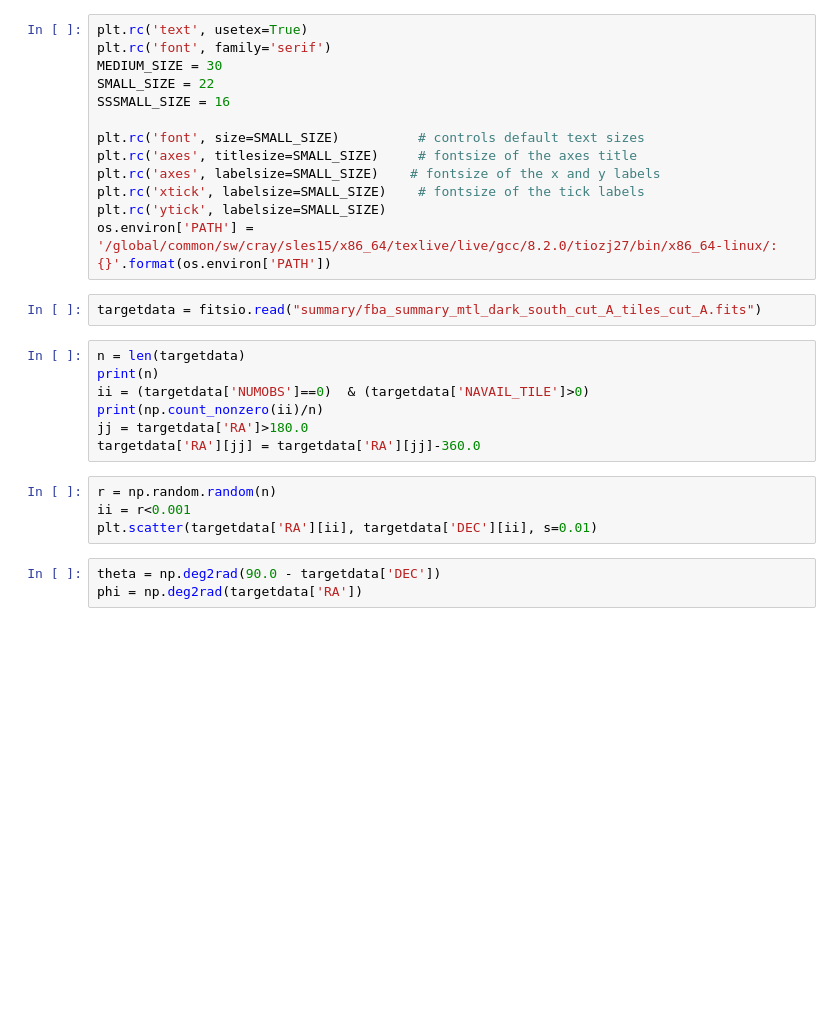
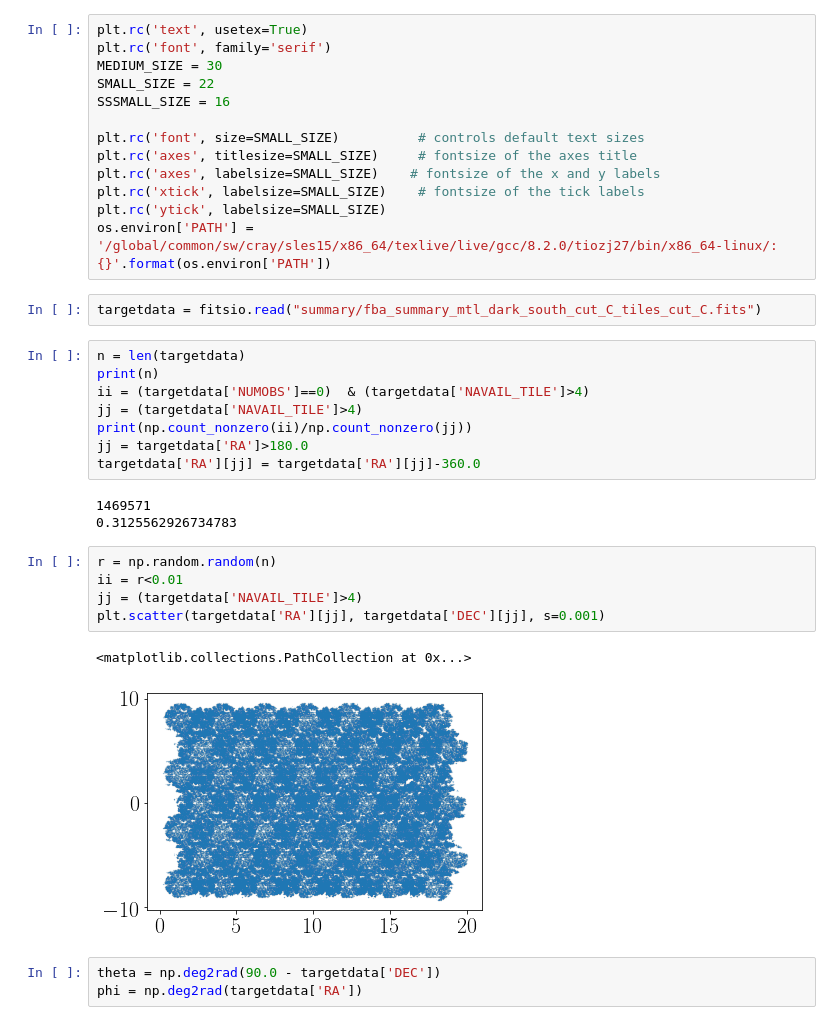
Before and after one commit to forero/SandboxDESI, a Jupyter notebook: fba_paper/neighbors_stats.ipynb, the cells around one changed output. Cells and saved outputs as stored; diff of their text form; blank space fills up the shorter version.

```diff
--- a/fba_paper/neighbors_stats.ipynb
+++ b/fba_paper/neighbors_stats.ipynb
@@ -18,18 +19,26 @@ plt.rc('xtick', labelsize=SMALL_SIZE)    # fontsize of the tick labels
 plt.rc('ytick', labelsize=SMALL_SIZE)
 os.environ['PATH'] = '/global/common/sw/cray/sles15/x86_64/texlive/live/gcc/8.2.0/tiozj27/bin/x86_64-linux/:{}'.format(os.environ['PATH'])
 # %%
-targetdata = fitsio.read("summary/fba_summary_mtl_dark_south_cut_A_tiles_cut_A.fits")
+targetdata = fitsio.read("summary/fba_summary_mtl_dark_south_cut_C_tiles_cut_C.fits")
 # %%
 n = len(targetdata)
 print(n)
-ii = (targetdata['NUMOBS']==0)  & (targetdata['NAVAIL_TILE']>0)
-print(np.count_nonzero(ii)/n)
+ii = (targetdata['NUMOBS']==0)  & (targetdata['NAVAIL_TILE']>4)
+jj = (targetdata['NAVAIL_TILE']>4)
+print(np.count_nonzero(ii)/np.count_nonzero(jj))
 jj = targetdata['RA']>180.0
 targetdata['RA'][jj] = targetdata['RA'][jj]-360.0
+# %% [output]
+1469571
+0.3125562926734783
 # %%
 r = np.random.random(n)
-ii = r<0.001
-plt.scatter(targetdata['RA'][ii], targetdata['DEC'][ii], s=0.01)
+ii = r<0.01
+jj = (targetdata['NAVAIL_TILE']>4)
+plt.scatter(targetdata['RA'][jj], targetdata['DEC'][jj], s=0.001)
+# %% [output]
+<matplotlib.collections.PathCollection at 0x...>
+[figure, added]
 # %%
 theta = np.deg2rad(90.0 - targetdata['DEC'])
 phi = np.deg2rad(targetdata['RA'])
```
Also changed, not shown: parts of 10 cells of this notebook, 1 other file.
